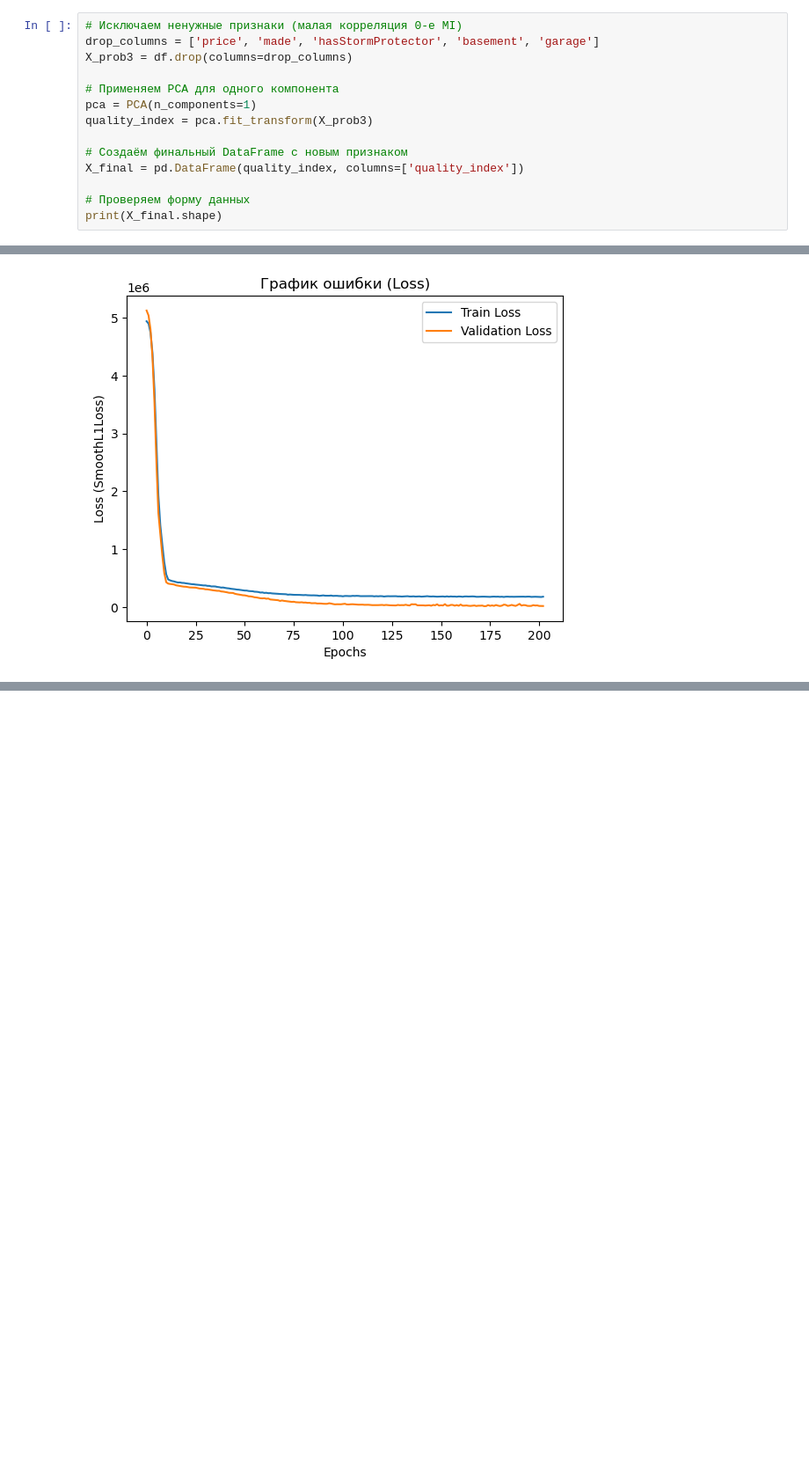
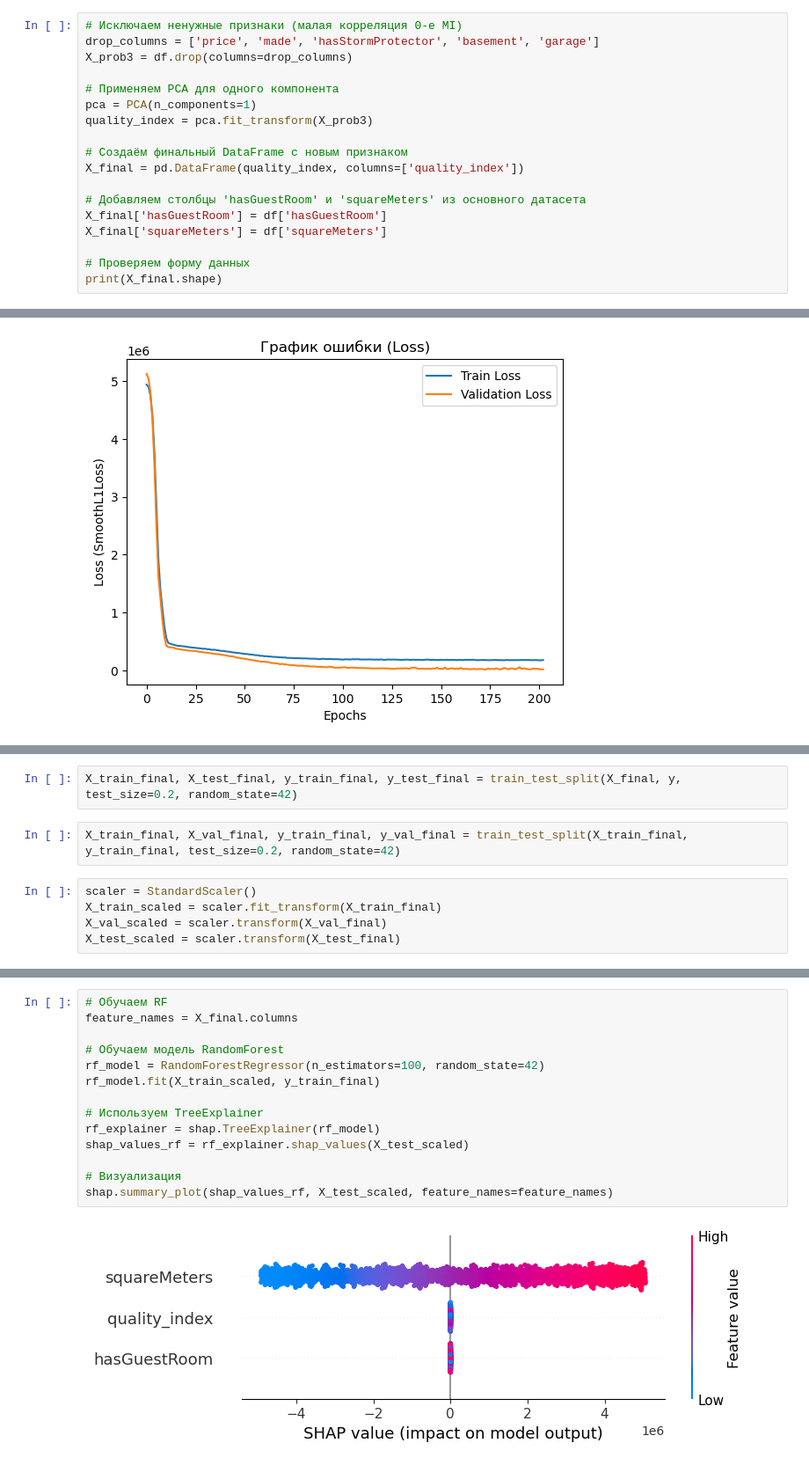
Before and after one commit to Saatarko/HomeworkDS, a Jupyter notebook: Homework_torch_paris.ipynb, the cells around one changed output, grey strips where cells are left out. Shown at 88% size. Cells and saved outputs as stored; diff of their text form; blank space fills up the shorter version.

```diff
--- a/Homework_torch_paris.ipynb
+++ b/Homework_torch_paris.ipynb
@@ -201,5 +218,9 @@ quality_index = pca.fit_transform(X_prob3)
 # Создаём финальный DataFrame с новым признаком
 X_final = pd.DataFrame(quality_index, columns=['quality_index'])
 
+# Добавляем столбцы 'hasGuestRoom' и 'squareMeters' из основного датасета
+X_final['hasGuestRoom'] = df['hasGuestRoom']
+X_final['squareMeters'] = df['squareMeters']
+
 # Проверяем форму данных
 print(X_final.shape)
@@ -672,0 +775,9 @@ plt.show()
+# %%
+X_train_final, X_test_final, y_train_final, y_test_final = train_test_split(X_final, y, test_size=0.2, random_state=42)
+# %%
+X_train_final, X_val_final, y_train_final, y_val_final = train_test_split(X_train_final, y_train_final, test_size=0.2, random_state=42)
+# %%
+scaler = StandardScaler()
+X_train_scaled = scaler.fit_transform(X_train_final)
+X_val_scaled = scaler.transform(X_val_final)
+X_test_scaled = scaler.transform(X_test_final)
@@ -672,0 +1091,16 @@ plt.show()
+# %%
+# Обучаем RF
+feature_names = X_final.columns
+
+# Обучаем модель RandomForest
+rf_model = RandomForestRegressor(n_estimators=100, random_state=42)
+rf_model.fit(X_train_scaled, y_train_final)
+
+# Используем TreeExplainer
+rf_explainer = shap.TreeExplainer(rf_model)
+shap_values_rf = rf_explainer.shap_values(X_test_scaled)
+
+# Визуализация
+shap.summary_plot(shap_values_rf, X_test_scaled, feature_names=feature_names)
+# %% [output]
+[figure, added]
```
Also changed, not shown: parts of 36 cells of this notebook, 11 other files.
